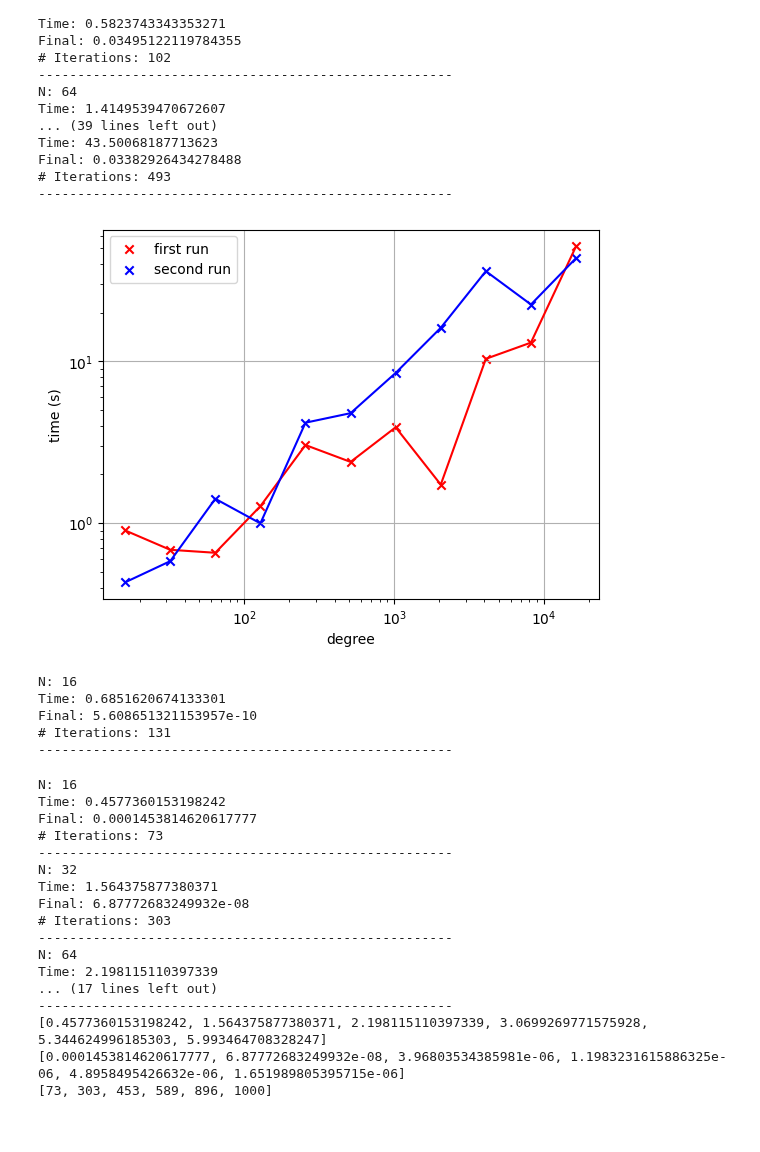
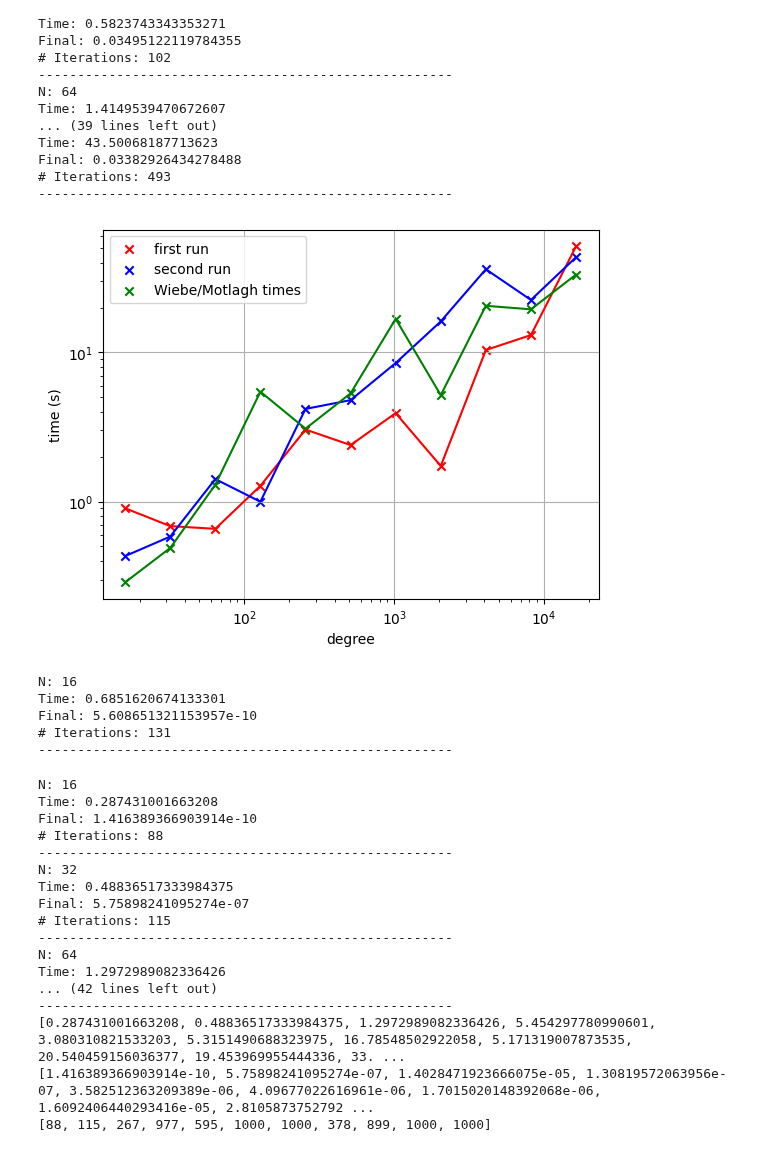
Before and after one commit to qsppack/pyqsppack, a Jupyter notebook: quartic_opt.ipynb, the cells around one changed output. Drawn from its saved outputs; the diff is of its cells as text; code cells hidden in the pictures.

```diff
--- a/quartic_opt.ipynb
+++ b/quartic_opt.ipynb
@@ -231,18 +231,20 @@ Final: 0.03382926434278488
 # %%
 plt.scatter(2**np.arange(4, 15), times, color='red', marker='x', label="first run")
 plt.plot(2**np.arange(4, 15), times, color='red')
 plt.scatter(2**np.arange(4, 15), times2, color='blue', marker='x', label="second run")
 plt.plot(2**np.arange(4, 15), times2, color='blue')
+plt.scatter(2**np.arange(4, 15), times_no_a, color='green', marker='x', label="Wiebe/Motlagh times")
+plt.plot(2**np.arange(4, 15), times_no_a, color='green')
 
 plt.grid()
 plt.xscale('log')
 plt.yscale('log')
 plt.xlabel('degree')
 plt.ylabel('time (s)')
 plt.legend()
 plt.savefig('quartic_opt_timing.png')
 # %% [output]
-[figure, old version]
+[figure, new version]
 # %%
 def objective_torch(x, P):
     """
@@ -344,11 +346,11 @@ def objective_torch(x, P):
     loss = torch.norm(P - FFTConvolve("full").forward(x, torch.flip(x, dims=[0])))**2
     return loss
 
-times = []
+times_no_a = []
 final_vals = []
 num_iterations = []
 
-for k in range(4, 10):
+for k in range(4, 15):
     N = 2 ** k
     poly = torch.randn(N, device=device)
 
@@ -382,7 +384,7 @@ for k in range(4, 10):
     t1 = time.time()
 
     total = t1-t0
-    times.append(total)
+    times_no_a.append(total)
     final_vals.append(closure().item())
     num_iterations.append(optimizer.state[optimizer._params[0]]['n_iter'])
     print(f'N: {N}')
@@ -391,24 +393,24 @@ for k in range(4, 10):
     print(f"# Iterations: {optimizer.state[optimizer._params[0]]['n_iter']}")
     print("-----------------------------------------------------")
 
-print(times)
+print(times_no_a)
 print(final_vals)
 print(num_iterations)
 # %% [output]
 N: 16
-Time: 0.4577360153198242
-Final: 0.0001453814620617777
-# Iterations: 73
+Time: 0.287431001663208
+Final: 1.416389366903914e-10
+# Iterations: 88
 -----------------------------------------------------
 N: 32
-Time: 1.564375877380371
-Final: 6.87772683249932e-08
-# Iterations: 303
+Time: 0.48836517333984375
+Final: 5.75898241095274e-07
+# Iterations: 115
 -----------------------------------------------------
 N: 64
-Time: 2.198115110397339
-... (17 lines left out)
+Time: 1.2972989082336426
+... (42 lines left out)
 -----------------------------------------------------
-[0.4577360153198242, 1.564375877380371, 2.198115110397339, 3.0699269771575928, 5.344624996185303, 5.993464708328247]
-[0.0001453814620617777, 6.87772683249932e-08, 3.96803534385981e-06, 1.1983231615886325e-06, 4.8958495426632e-06, 1.651989805395715e-06]
-[73, 303, 453, 589, 896, 1000]
+[0.287431001663208, 0.48836517333984375, 1.2972989082336426, 5.454297780990601, 3.080310821533203, 5.3151490688323975, 16.78548502922058, 5.171319007873535, 20.540459156036377, 19.453969955444336, 33. ...
+[1.416389366903914e-10, 5.75898241095274e-07, 1.4028471923666075e-05, 1.30819572063956e-07, 3.582512363209389e-06, 4.09677022616961e-06, 1.7015020148392068e-06, 1.6092406440293416e-05, 2.8105873752792 ...
+[88, 115, 267, 977, 595, 1000, 1000, 378, 899, 1000, 1000]
```
Also changed, not shown: 1 other file.
